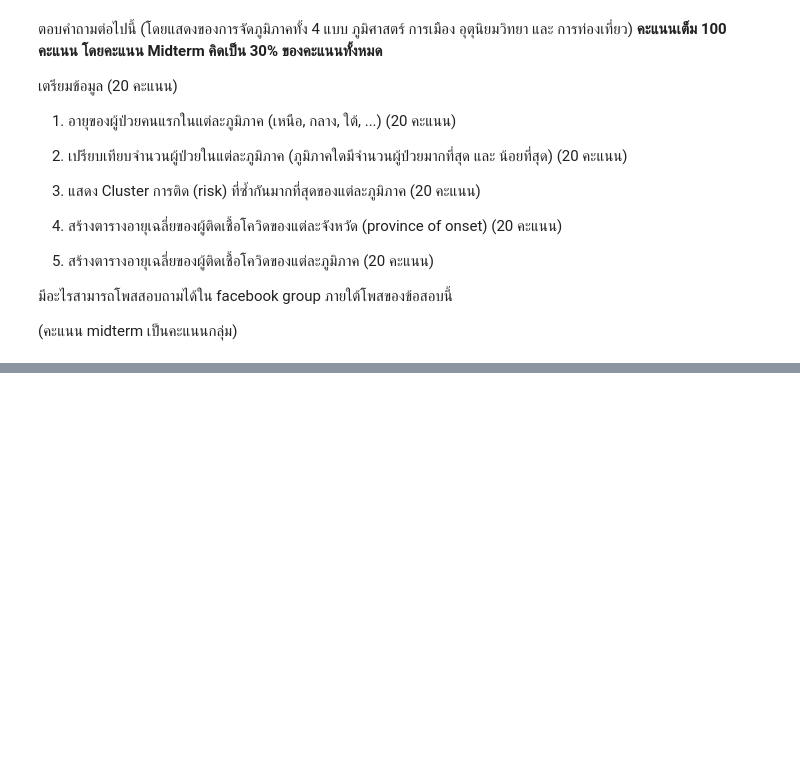
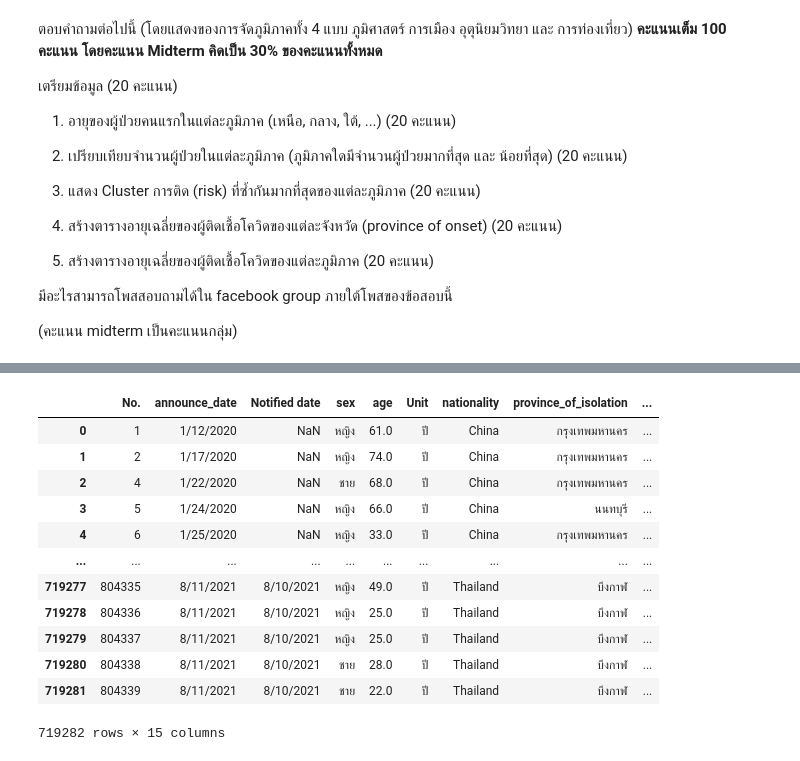
Before and after one commit to 6230204513/data_viz_2022, a Jupyter notebook: BasicPython&DataViz_midterm2022.ipynb, the cells around one changed output, grey strips where cells are left out. Drawn from its saved outputs; the diff is of its cells as text; code cells hidden in the pictures; blank space fills up the shorter version.

```diff
--- a/BasicPython&DataViz_midterm2022.ipynb
+++ b/BasicPython&DataViz_midterm2022.ipynb
@@ -82,0 +95,10 @@ MergeError: ignored
+# %%
+data_regions_onset = {'province_of_onset': ['อำนาจเจริญ', 'บึงกาฬ', 'บุรีรัมย์', 'ชัยภูมิ', 'กาฬสินธุ์', 'ขอนแก่น', 'เลย', 'มหาสารคาม', 'มุกดาหาร', 'นครพนม', 'นครราชสีมา', 'หนองบัวลำภู', 'หนองคาย', 'ร้อยเอ็ด', 'สกลนคร', 'ศรีสะเกษ', 'สุรินทร์', 'อุบลราชธานี', 'อุดรธานี', 'ยโสธร','เชียงใหม่', 'เชียงราย', 'ลำปาง', 'ลำพูน', 'แม่ฮ่องสอน', 'น่าน', 'พะเยา', 'แพร่', 'อุตรดิตถ์','ตาก','สุโขทัย', 'พิษณุโลก', 'พิจิตร', 'กำแพงเพชร', 'เพชรบูรณ์','นครสวรรค์', 'อุทัยธานี','อ่างทอง', 'ชัยนาท', 'พระนครศรีอยุธยา', 'กรุงเทพมหานคร', 'ลพบุรี', 'นครปฐม', 'นนทบุรี', 'ปทุมธานี', 'สมุทรปราการ','สมุทรสาคร', 'สมุทรสงคราม','สระบุรี', 'สิงห์บุรี', 'สุพรรณบุรี','นครนายก','ฉะเชิงเทรา', 'จันทบุรี', 'ชลบุรี', 'ปราจีนบุรี', 'ระยอง', 'สระแก้ว', 'ตราด','กาญจนบุรี', 'ราชบุรี','เพชรบุรี', 'ประจวบคีรีขันธ์','ชุมพร', 'นครศรีธรรมราช', 'นราธิวาส', 'ปัตตานี', 'พัทลุง', 'สงขลา', 'สุราษฎร์ธานี', 'ยะลา','กระบี่', 'พังงา', 'ภูเก็ต', 'ระนอง', 'สตูล', 'ตรัง'],
+            '6 ภูมิภาค (ภูมิศาสตร์)': ['ตะวันออกเฉียงเหนือ','ตะวันออกเฉียงเหนือ','ตะวันออกเฉียงเหนือ','ตะวันออกเฉียงเหนือ','ตะวันออกเฉียงเหนือ','ตะวันออกเฉียงเหนือ','ตะวันออกเฉียงเหนือ','ตะวันออกเฉียงเหนือ','ตะวันออกเฉียงเหนือ','ตะวันออกเฉียงเหนือ','ตะวันออกเฉียงเหนือ','ตะวันออกเฉียงเหนือ','ตะวันออกเฉียงเหนือ','ตะวันออกเฉียงเหนือ','ตะวันออกเฉียงเหนือ','ตะวันออกเฉียงเหนือ','ตะวันออกเฉียงเหนือ','ตะวันออกเฉียงเหนือ','ตะวันออกเฉียงเหนือ','ตะวันออกเฉียงเหนือ','เหนือ','เหนือ','เหนือ','เหนือ','เหนือ','เหนือ','เหนือ','เหนือ','เหนือ','ตะวันตก','กลาง','กลาง','กลาง','กลาง','กลาง','กลาง','กลาง','กลาง','กลาง','กลาง','กลาง','กลาง','กลาง','กลาง','กลาง','กลาง','กลาง','กลาง','กลาง','กลาง','กลาง','กลาง','ตะวันออก','ตะวันออก','ตะวันออก','ตะวันออก','ตะวันออก','ตะวันออก','ตะวันออก','ตะวันตก','ตะวันตก','ตะวันตก','ตะวันตก','ใต้','ใต้','ใต้','ใต้','ใต้','ใต้','ใต้','ใต้','ใต้','ใต้','ใต้','ใต้','ใต้','ใต้'],
+            '4 ภูมิภาค (การเมือง)': ['ตะวันออกเฉียงเหนือ','ตะวันออกเฉียงเหนือ','ตะวันออกเฉียงเหนือ','ตะวันออกเฉียงเหนือ','ตะวันออกเฉียงเหนือ','ตะวันออกเฉียงเหนือ','ตะวันออกเฉียงเหนือ','ตะวันออกเฉียงเหนือ','ตะวันออกเฉียงเหนือ','ตะวันออกเฉียงเหนือ','ตะวันออกเฉียงเหนือ','ตะวันออกเฉียงเหนือ','ตะวันออกเฉียงเหนือ','ตะวันออกเฉียงเหนือ','ตะวันออกเฉียงเหนือ','ตะวันออกเฉียงเหนือ','ตะวันออกเฉียงเหนือ','ตะวันออกเฉียงเหนือ','ตะวันออกเฉียงเหนือ','ตะวันออกเฉียงเหนือ','เหนือ','เหนือ','เหนือ','เหนือ','เหนือ','เหนือ','เหนือ','เหนือ','เหนือ','เหนือ','เหนือ','เหนือ','เหนือ','เหนือ','เหนือ','เหนือ','เหนือ','กลาง','กลาง','กลาง','กลาง','กลาง','กลาง','กลาง','กลาง','กลาง','กลาง','กลาง','กลาง','กลาง','กลาง','กลาง','กลาง','กลาง','กลาง','กลาง','กลาง','กลาง','กลาง','กลาง','กลาง','กลาง','กลาง','ใต้','ใต้','ใต้','ใต้','ใต้','ใต้','ใต้','ใต้','ใต้','ใต้','ใต้','ใต้','ใต้','ใต้'],
+            '6 ภูมิภาค (อุตุนิยมวิทยา)': ['ตะวันออกเฉียงเหนือ','ตะวันออกเฉียงเหนือ','ตะวันออกเฉียงเหนือ','ตะวันออกเฉียงเหนือ','ตะวันออกเฉียงเหนือ','ตะวันออกเฉียงเหนือ','ตะวันออกเฉียงเหนือ','ตะวันออกเฉียงเหนือ','ตะวันออกเฉียงเหนือ','ตะวันออกเฉียงเหนือ','ตะวันออกเฉียงเหนือ','ตะวันออกเฉียงเหนือ','ตะวันออกเฉียงเหนือ','ตะวันออกเฉียงเหนือ','ตะวันออกเฉียงเหนือ','ตะวันออกเฉียงเหนือ','ตะวันออกเฉียงเหนือ','ตะวันออกเฉียงเหนือ','ตะวันออกเฉียงเหนือ','ตะวันออกเฉียงเหนือ','เหนือ','เหนือ','เหนือ','เหนือ','เหนือ','เหนือ','เหนือ','เหนือ','เหนือ','เหนือ','เหนือ','เหนือ','เหนือ','เหนือ','เหนือ','กลาง','กลาง','กลาง','กลาง','กลาง','กลาง','กลาง','กลาง','กลาง','กลาง','กลาง','กลาง','กลาง','กลาง','กลาง','กลาง','ตะวันออก','ตะวันออก','ตะวันออก','ตะวันออก','ตะวันออก','ตะวันออก','ตะวันออก','ตะวันออก','กลาง','กลาง','ใต้ฝั่งตะวันออก/ใต้ฝั่งอ่าวไทย','ใต้ฝั่งตะวันออก/ใต้ฝั่งอ่าวไทย','ใต้ฝั่งตะวันออก/ใต้ฝั่งอ่าวไทย','ใต้ฝั่งตะวันออก/ใต้ฝั่งอ่าวไทย','ใต้ฝั่งตะวันออก/ใต้ฝั่งอ่าวไทย','ใต้ฝั่งตะวันออก/ใต้ฝั่งอ่าวไทย','ใต้ฝั่งตะวันออก/ใต้ฝั่งอ่าวไทย','ใต้ฝั่งตะวันออก/ใต้ฝั่งอ่าวไทย','ใต้ฝั่งตะวันออก/ใต้ฝั่งอ่าวไทย','ใต้ฝั่งตะวันออก/ใต้ฝั่งอ่าวไทย','ใต้ฝั่งตะวันตก/ใต้ฝั่งอันดามัน','ใต้ฝั่งตะวันตก/ใต้ฝั่งอันดามัน','ใต้ฝั่งตะวันตก/ใต้ฝั่งอันดามัน','ใต้ฝั่งตะวันตก/ใต้ฝั่งอันดามัน','ใต้ฝั่งตะวันตก/ใต้ฝั่งอันดามัน','ใต้ฝั่งตะวันตก/ใต้ฝั่งอันดามัน'],
+            '5 ภูมิภาค (การท่องเที่ยว)': ['ตะวันออกเฉียงเหนือ','ตะวันออกเฉียงเหนือ','ตะวันออกเฉียงเหนือ','ตะวันออกเฉียงเหนือ','ตะวันออกเฉียงเหนือ','ตะวันออกเฉียงเหนือ','ตะวันออกเฉียงเหนือ','ตะวันออกเฉียงเหนือ','ตะวันออกเฉียงเหนือ','ตะวันออกเฉียงเหนือ','ตะวันออกเฉียงเหนือ','ตะวันออกเฉียงเหนือ','ตะวันออกเฉียงเหนือ','ตะวันออกเฉียงเหนือ','ตะวันออกเฉียงเหนือ','ตะวันออกเฉียงเหนือ','ตะวันออกเฉียงเหนือ','ตะวันออกเฉียงเหนือ','ตะวันออกเฉียงเหนือ','ตะวันออกเฉียงเหนือ','เหนือ','เหนือ','เหนือ','เหนือ','เหนือ','เหนือ','เหนือ','เหนือ','เหนือ','เหนือ','เหนือ','เหนือ','เหนือ','เหนือ','เหนือ','เหนือ','เหนือ','กลาง','กลาง','กลาง','กลาง','กลาง','กลาง','กลาง','กลาง','กลาง','กลาง','กลาง','กลาง','กลาง','กลาง','กลาง','ตะวันออก','ตะวันออก','ตะวันออก','ตะวันออก','ตะวันออก','ตะวันออก','ตะวันออก','กลาง','กลาง','กลาง','กลาง','ใต้','ใต้','ใต้','ใต้','ใต้','ใต้','ใต้','ใต้','ใต้','ใต้','ใต้','ใต้','ใต้','ใต้']
+} #กำหนดภูมิภาคตาม onset
+# %%
+data_re_on = pd.DataFrame.from_dict(data_regions_onset) # data_re_on คือ สร้างตาราง pandas dataframe จากข้อมูล data_regions_on
+data_re_on
@@ -82,0 +119,17 @@ MergeError: ignored
+# %%
+covid_data_on = data_mid.merge(data_re_on) # covid_data_on คือ นำตาราง data_mid มาต่อเข้ากับ ตาราง data_re_on
+covid_data_on
+# %% [output]
+|  | No. | announce_date | Notified date | sex | age | Unit | nationality | province_of_isolation | ... |
+| 0 | 1 | 1/12/2020 | NaN | หญิง | 61.0 | ปี | China | กรุงเทพมหานคร | ... |
+| 1 | 2 | 1/17/2020 | NaN | หญิง | 74.0 | ปี | China | กรุงเทพมหานคร | ... |
+| 2 | 4 | 1/22/2020 | NaN | ชาย | 68.0 | ปี | China | กรุงเทพมหานคร | ... |
+| 3 | 5 | 1/24/2020 | NaN | หญิง | 66.0 | ปี | China | นนทบุรี | ... |
+| 4 | 6 | 1/25/2020 | NaN | หญิง | 33.0 | ปี | China | กรุงเทพมหานคร | ... |
+| ... | ... | ... | ... | ... | ... | ... | ... | ... | ... |
+| 719277 | 804335 | 8/11/2021 | 8/10/2021 | หญิง | 49.0 | ปี | Thailand | บึงกาฬ | ... |
+| 719278 | 804336 | 8/11/2021 | 8/10/2021 | หญิง | 25.0 | ปี | Thailand | บึงกาฬ | ... |
+| 719279 | 804337 | 8/11/2021 | 8/10/2021 | หญิง | 25.0 | ปี | Thailand | บึงกาฬ | ... |
+| 719280 | 804338 | 8/11/2021 | 8/10/2021 | ชาย | 28.0 | ปี | Thailand | บึงกาฬ | ... |
+| 719281 | 804339 | 8/11/2021 | 8/10/2021 | ชาย | 22.0 | ปี | Thailand | บึงกาฬ | ... |
+719282 rows × 15 columns
```
Also changed, not shown: parts of 42 cells of this notebook.
